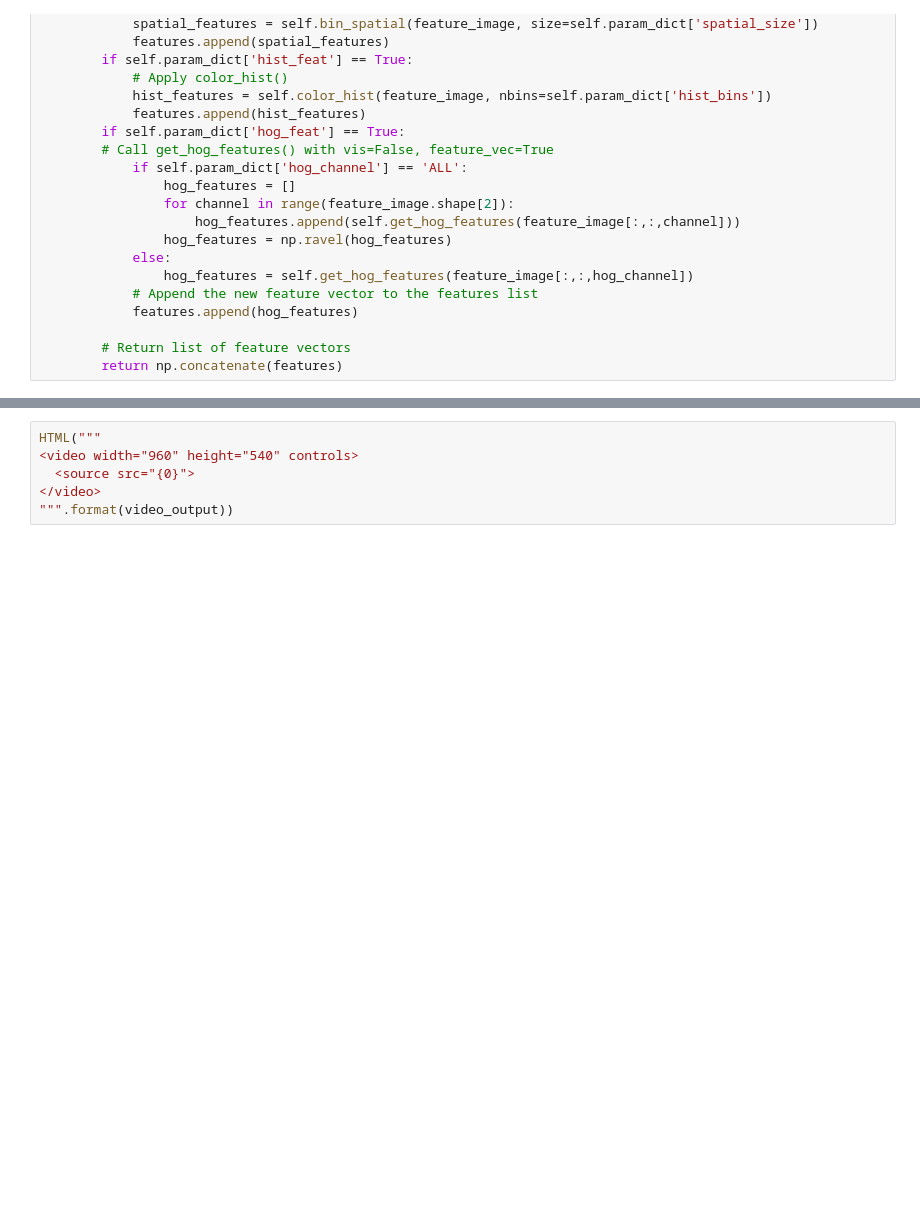
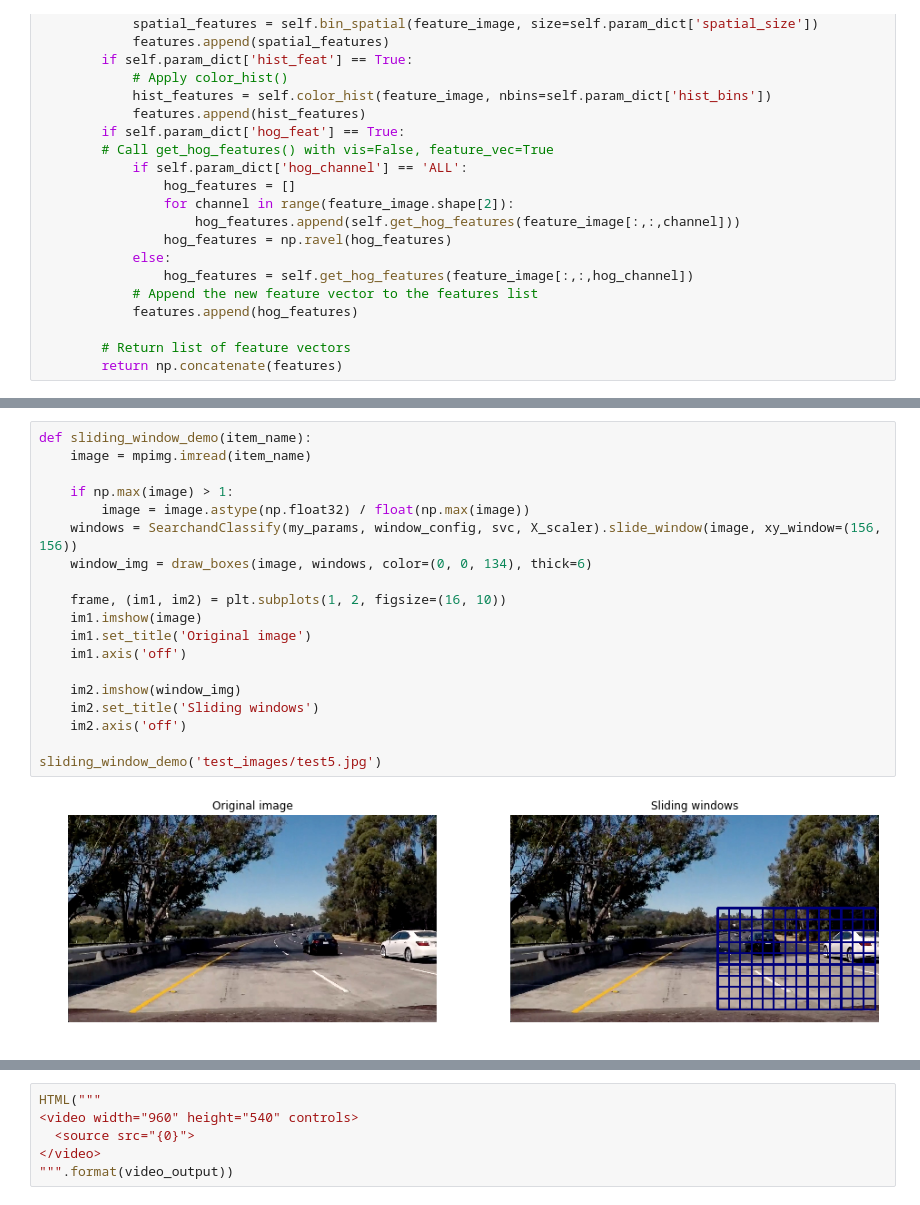
Before and after one commit to mahmud83/vehicle-detection-11, a Jupyter notebook: P5.ipynb, the cells around one changed output, grey strips where cells are left out. Saved outputs shown, nothing was run; the diff lists cells and outputs as text; blank space fills up the shorter version.

```diff
--- a/P5.ipynb
+++ b/P5.ipynb
@@ -426 +460,22 @@ for each_file in test_images:
+# %%
+def sliding_window_demo(item_name):
+    image = mpimg.imread(item_name)
+
+    if np.max(image) > 1:
+        image = image.astype(np.float32) / float(np.max(image))
+    windows = SearchandClassify(my_params, window_config, svc, X_scaler).slide_window(image, xy_window=(156, 156))
+    window_img = draw_boxes(image, windows, color=(0, 0, 134), thick=6)
+
+    frame, (im1, im2) = plt.subplots(1, 2, figsize=(16, 10))
+    im1.imshow(image)
+    im1.set_title('Original image')
+    im1.axis('off')
+
+    im2.imshow(window_img)
+    im2.set_title('Sliding windows')
+    im2.axis('off')
+
+sliding_window_demo('test_images/test5.jpg')
+# %% [output]
+[figure, added]
 # %%
```
Also changed, not shown: parts of 7 cells of this notebook, 2 other files.
